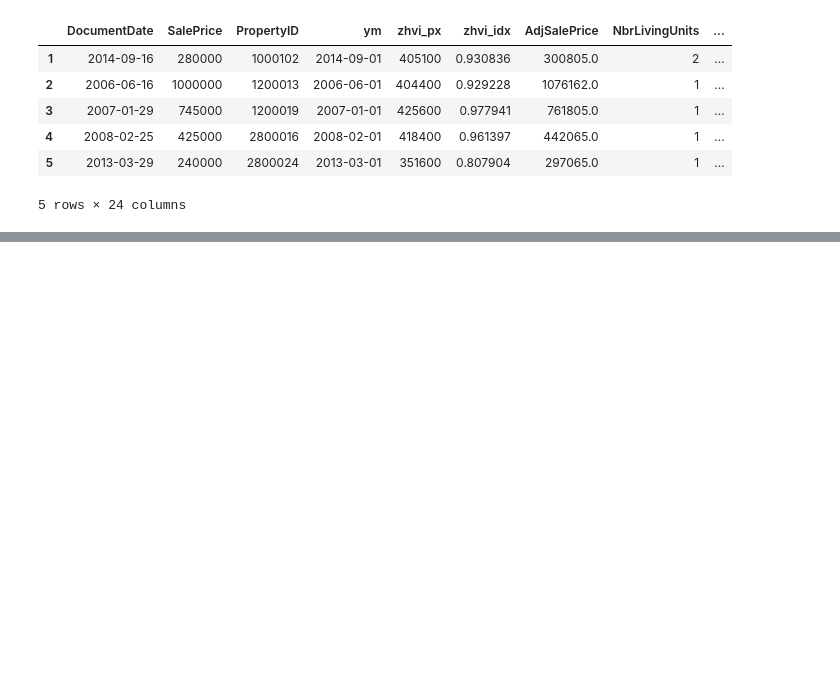
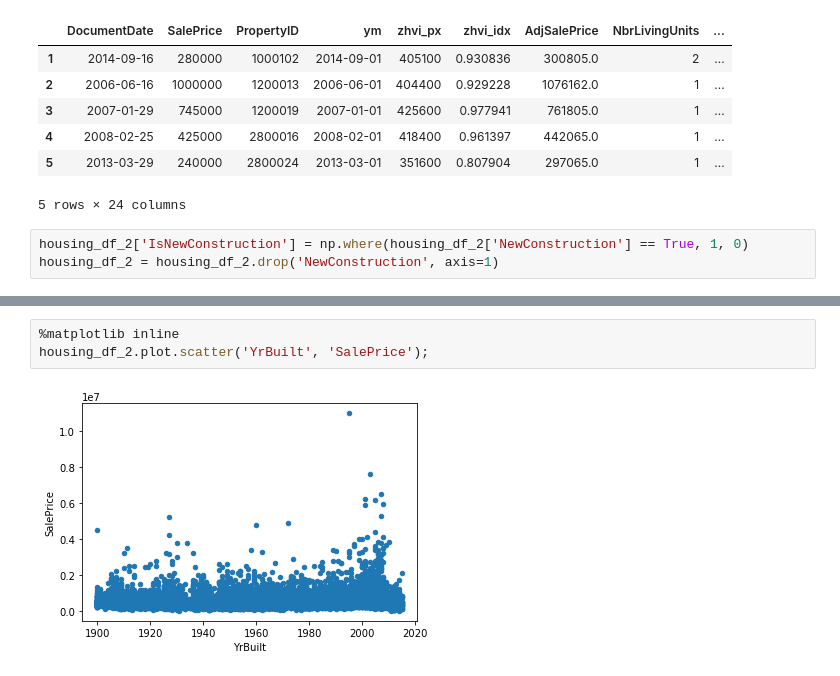
Before and after one commit to ronsims2/data_science_tutorials, a Jupyter notebook: notebooks/Multiple Linear Regression.ipynb, the cells around one changed output, grey strips where cells are left out. Drawn from its saved outputs; the diff is of its cells as text; blank space fills up the shorter version.

```diff
--- a/notebooks/Multiple Linear Regression.ipynb
+++ b/notebooks/Multiple Linear Regression.ipynb
@@ -71,3 +71,6 @@ housing_df_2.head()
 | 4 | 2008-02-25 | 425000 | 2800016 | 2008-02-01 | 418400 | 0.961397 | 442065.0 | 1 | ... |
 | 5 | 2013-03-29 | 240000 | 2800024 | 2013-03-01 | 351600 | 0.807904 | 297065.0 | 1 | ... |
 5 rows × 24 columns
+# %%
+housing_df_2['IsNewConstruction'] = np.where(housing_df_2['NewConstruction'] == True, 1, 0)
+housing_df_2 = housing_df_2.drop('NewConstruction', axis=1)
@@ -73,0 +99,5 @@ housing_df_2.head()
+# %%
+%matplotlib inline
+housing_df_2.plot.scatter('YrBuilt', 'SalePrice');
+# %% [output]
+[figure, added]
```
Also changed, not shown: parts of 9 cells of this notebook, 2 other files.
